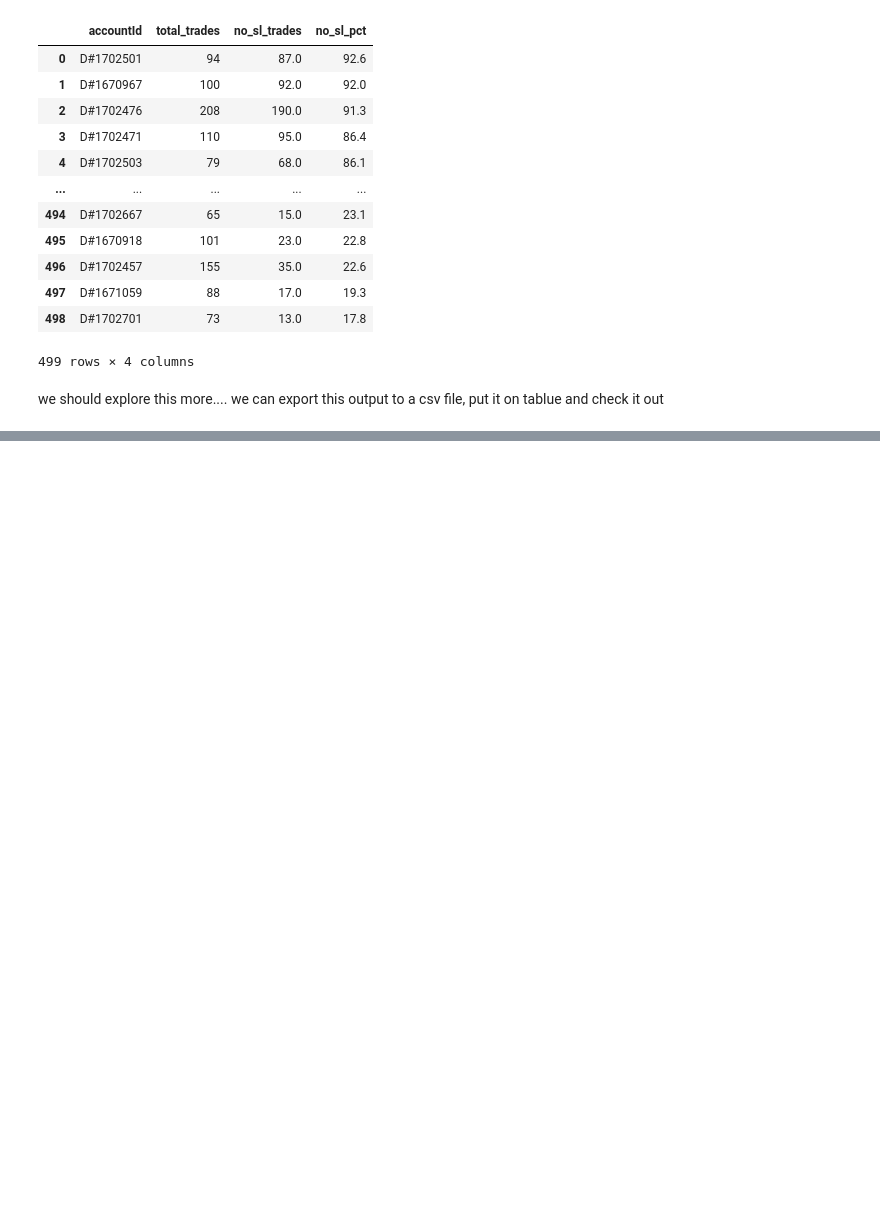
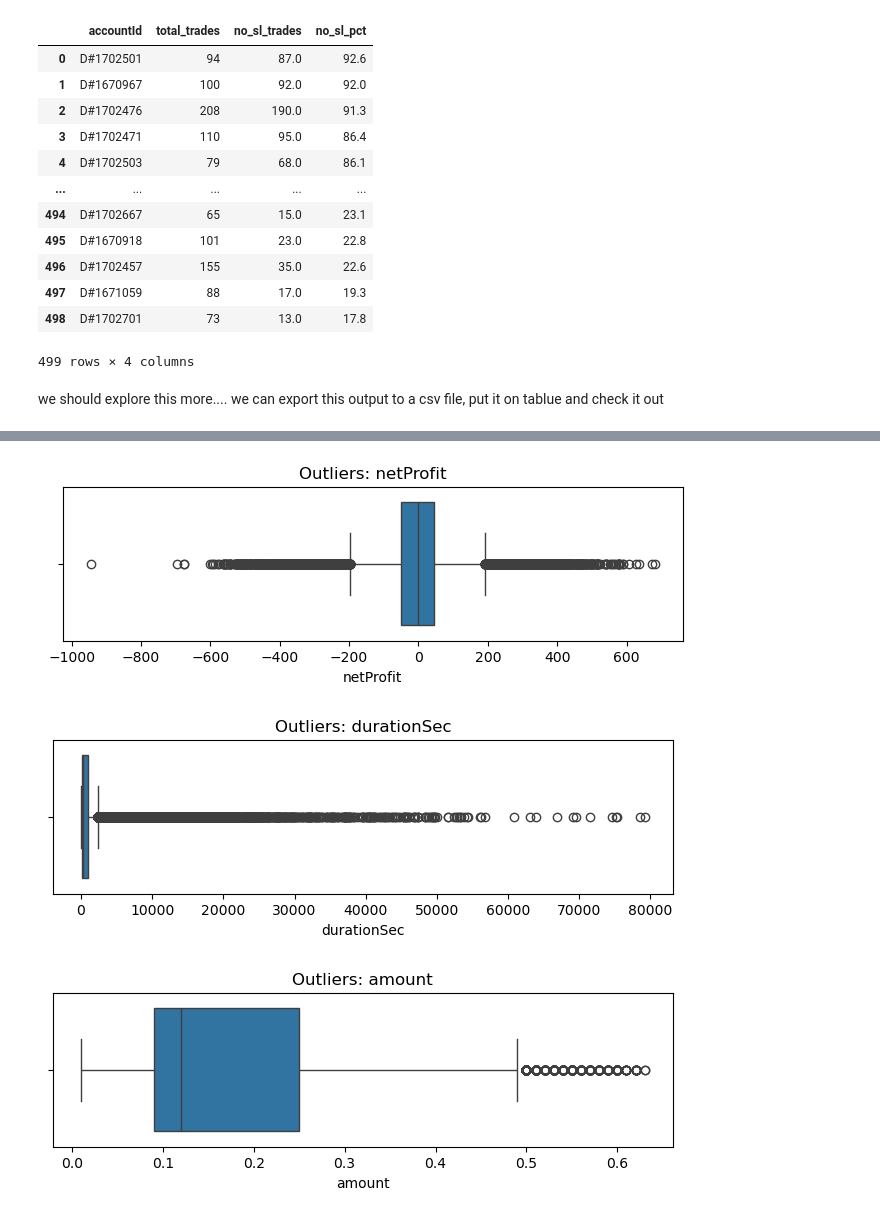
Before and after one commit to aanya006/C22-veNTUre-project, a Jupyter notebook: notebooks/profiling.ipynb, the cells around one changed output, grey strips where cells are left out. Cells and saved outputs as stored; diff of their text form; code cells hidden in the pictures; blank space fills up the shorter version.

```diff
--- a/notebooks/profiling.ipynb
+++ b/notebooks/profiling.ipynb
@@ -158,0 +401,11 @@ we can export this output to a csv file, put it on tablue and check it out
+# %%
+#2.2 boxplots to spot outliers visually
+for col in ['netProfit', 'durationSec', 'amount']:
+    plt.figure(figsize=(8,2))
+    sns.boxplot(x=df[col])
+    plt.title(f'Outliers: {col}')
+    plt.show()
+# %% [output]
+[figure, added]
+[figure, added]
+[figure, added]
```
Also changed, not shown: parts of 26 cells of this notebook, 3 other files.
